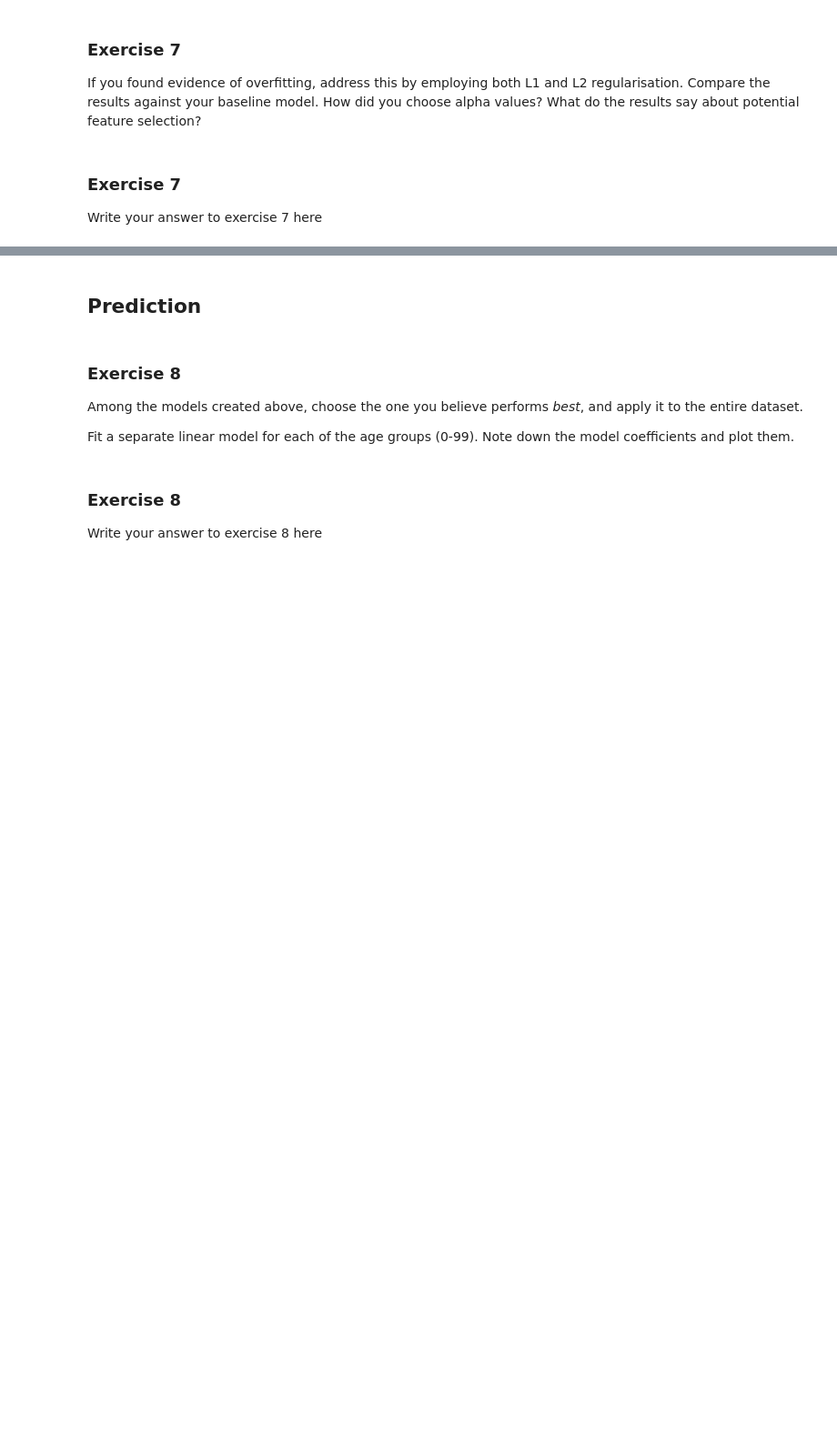
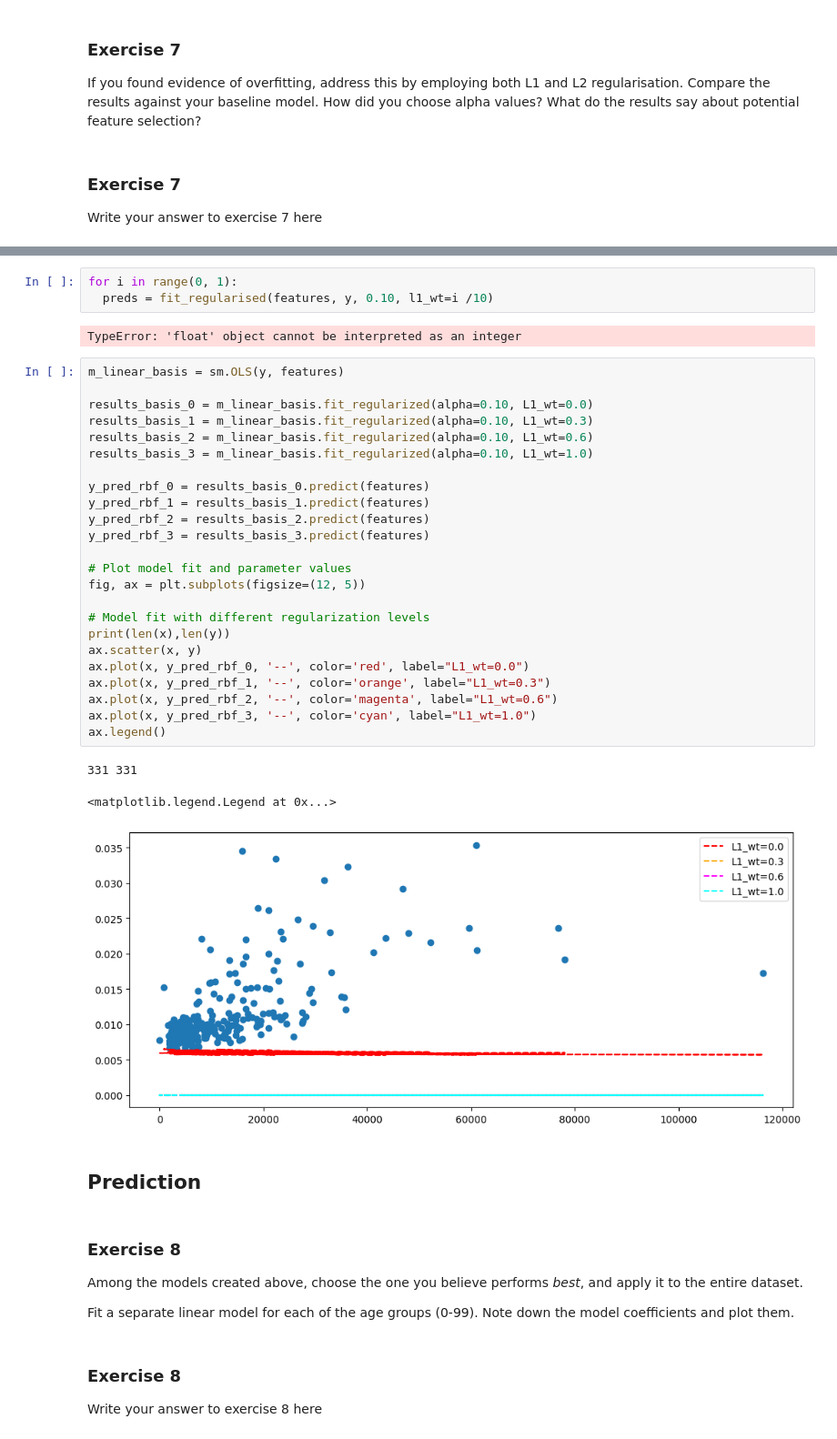
Before and after one commit to MatthewGregson123/fynesse_template, a Jupyter notebook: _notebooks/Practical_3.ipynb, the cells around one changed output, grey strips where cells are left out. Shown at 91% size. Cells and saved outputs as stored; diff of their text form; blank space fills up the shorter version.

```diff
--- a/_notebooks/Practical_3.ipynb
+++ b/_notebooks/Practical_3.ipynb
@@ -1015,3 +1023,36 @@ Write your answer to exercise 7 here
+# %%
+for i in range(0, 1):
+  preds = fit_regularised(features, y, 0.10, l1_wt=i /10)
+# %% [output]
+TypeError: 'float' object cannot be interpreted as an integer
+# %%
+m_linear_basis = sm.OLS(y, features)
+
+results_basis_0 = m_linear_basis.fit_regularized(alpha=0.10, L1_wt=0.0)
+results_basis_1 = m_linear_basis.fit_regularized(alpha=0.10, L1_wt=0.3)
+results_basis_2 = m_linear_basis.fit_regularized(alpha=0.10, L1_wt=0.6)
+results_basis_3 = m_linear_basis.fit_regularized(alpha=0.10, L1_wt=1.0)
+
+y_pred_rbf_0 = results_basis_0.predict(features)
+y_pred_rbf_1 = results_basis_1.predict(features)
+y_pred_rbf_2 = results_basis_2.predict(features)
+y_pred_rbf_3 = results_basis_3.predict(features)
+
+# Plot model fit and parameter values
+fig, ax = plt.subplots(figsize=(12, 5))
+
+# Model fit with different regularization levels
+print(len(x),len(y))
+ax.scatter(x, y)
+ax.plot(x, y_pred_rbf_0, '--', color='red', label="L1_wt=0.0")
+ax.plot(x, y_pred_rbf_1, '--', color='orange', label="L1_wt=0.3")
+ax.plot(x, y_pred_rbf_2, '--', color='magenta', label="L1_wt=0.6")
+ax.plot(x, y_pred_rbf_3, '--', color='cyan', label="L1_wt=1.0")
+ax.legend()
+# %% [output]
+331 331
+<matplotlib.legend.Legend at 0x...>
+[figure, added]
 # %% [markdown]
 ## Prediction
 # %% [markdown]
```
Also changed, not shown: parts of 8 cells of this notebook.
